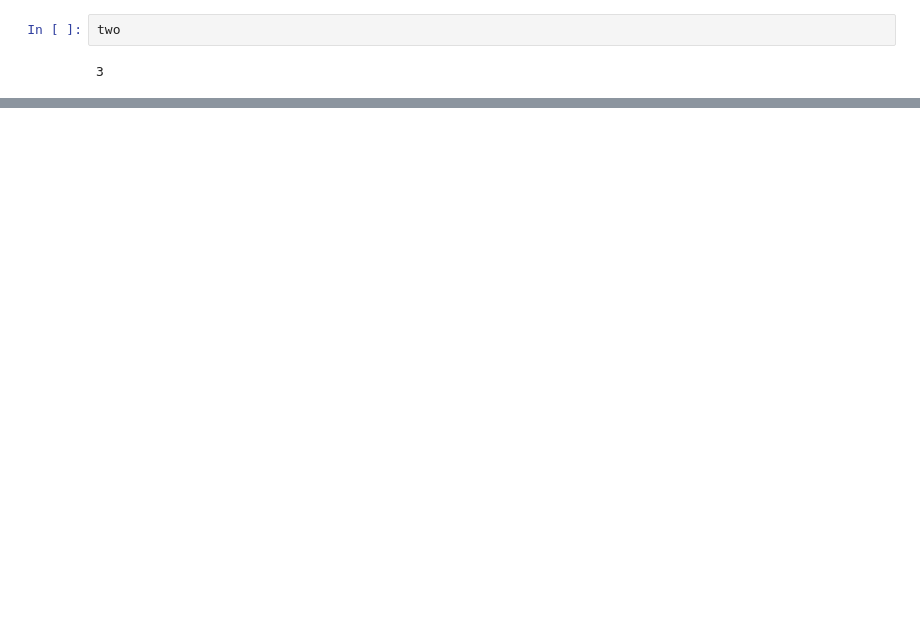
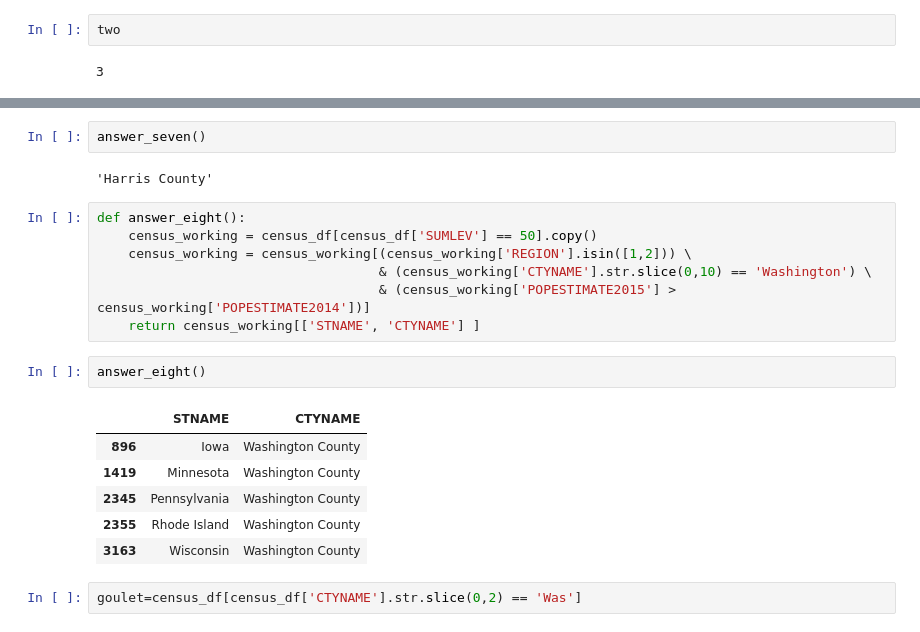
Before and after one commit to johnnyjw/mich-python-data-sci, a Jupyter notebook: test_wk2.ipynb, the cells around one changed output, grey strips where cells are left out. Drawn from its saved outputs; the diff is of its cells as text; blank space fills up the shorter version.

```diff
--- a/test_wk2.ipynb
+++ b/test_wk2.ipynb
@@ -123,0 +152,22 @@ two
+# %%
+answer_seven()
+# %% [output]
+'Harris County'
+# %%
+def answer_eight():
+    census_working = census_df[census_df['SUMLEV'] == 50].copy()
+    census_working = census_working[(census_working['REGION'].isin([1,2])) \
+                                    & (census_working['CTYNAME'].str.slice(0,10) == 'Washington') \
+                                    & (census_working['POPESTIMATE2015'] > census_working['POPESTIMATE2014'])]
+    return census_working[['STNAME', 'CTYNAME'] ]
+# %%
+answer_eight()
+# %% [output]
+|  | STNAME | CTYNAME |
+| 896 | Iowa | Washington County |
+| 1419 | Minnesota | Washington County |
+| 2345 | Pennsylvania | Washington County |
+| 2355 | Rhode Island | Washington County |
+| 3163 | Wisconsin | Washington County |
+# %%
+goulet=census_df[census_df['CTYNAME'].str.slice(0,2) == 'Was']
```
Also changed, not shown: parts of 9 cells of this notebook, 2 other files.
